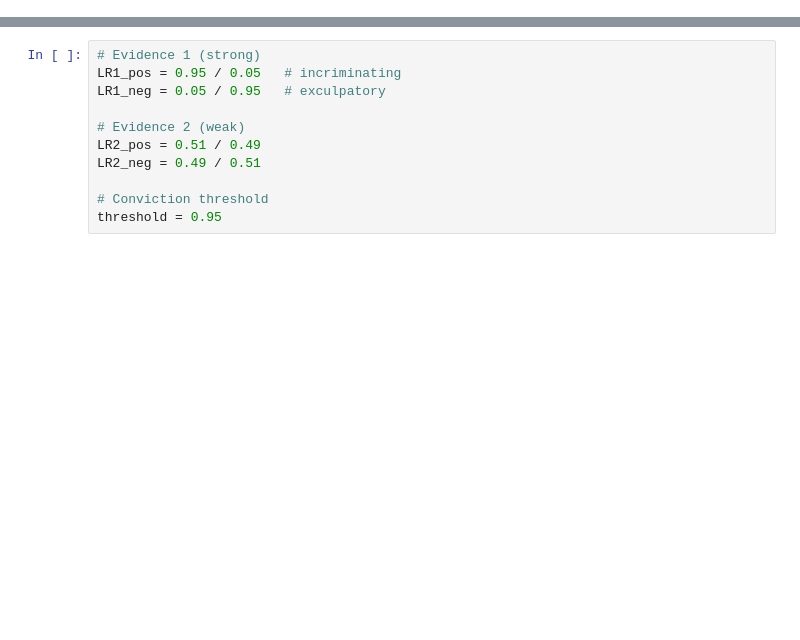
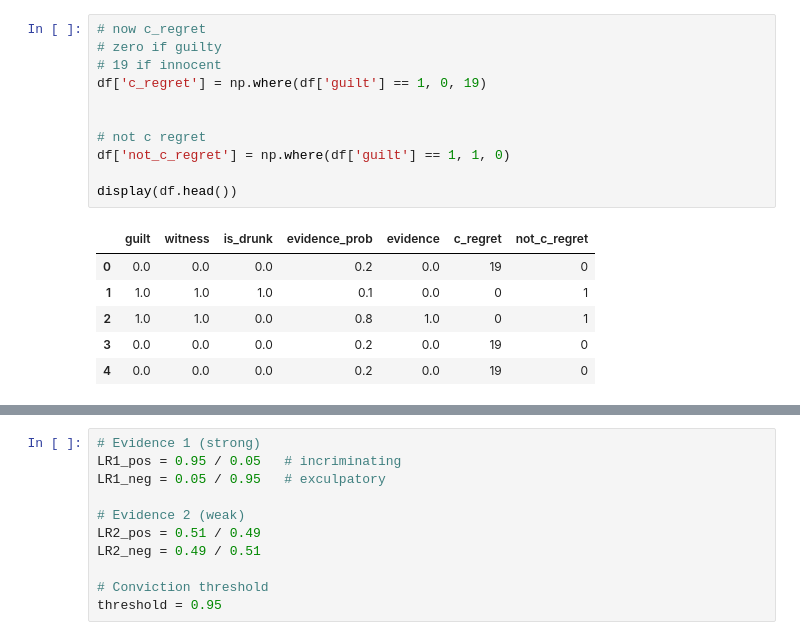
Before and after one commit to rfl-urbaniak/MRbook, a Jupyter notebook: docs/gaps/expected_value_of_information.ipynb, the cells around one changed output, grey strips where cells are left out. Saved outputs shown, nothing was run; the diff lists cells and outputs as text; blank space fills up the shorter version.

```diff
--- a/docs/gaps/expected_value_of_information.ipynb
+++ b/docs/gaps/expected_value_of_information.ipynb
@@ -3,0 +55,18 @@ import itertools
+# %%
+# now c_regret
+# zero if guilty
+# 19 if innocent
+df['c_regret'] = np.where(df['guilt'] == 1, 0, 19)
+
+
+# not c regret
+df['not_c_regret'] = np.where(df['guilt'] == 1, 1, 0)
+
+display(df.head())
+# %% [output]
+|  | guilt | witness | is_drunk | evidence_prob | evidence | c_regret | not_c_regret |
+| 0 | 0.0 | 0.0 | 0.0 | 0.2 | 0.0 | 19 | 0 |
+| 1 | 1.0 | 1.0 | 1.0 | 0.1 | 0.0 | 0 | 1 |
+| 2 | 1.0 | 1.0 | 0.0 | 0.8 | 1.0 | 0 | 1 |
+| 3 | 0.0 | 0.0 | 0.0 | 0.2 | 0.0 | 19 | 0 |
+| 4 | 0.0 | 0.0 | 0.0 | 0.2 | 0.0 | 19 | 0 |
```
Also changed, not shown: parts of 8 cells of this notebook.
